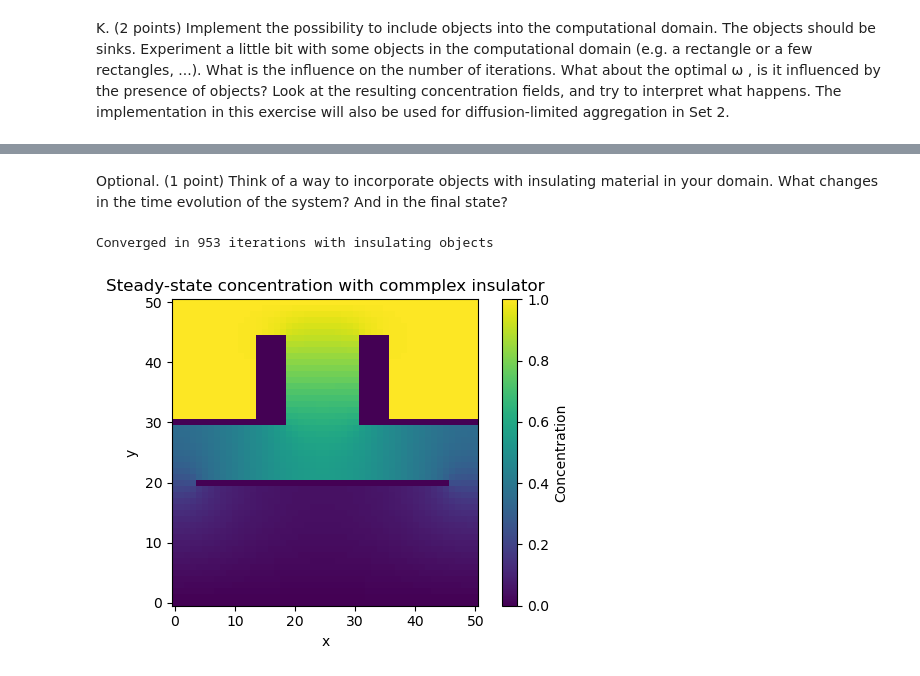
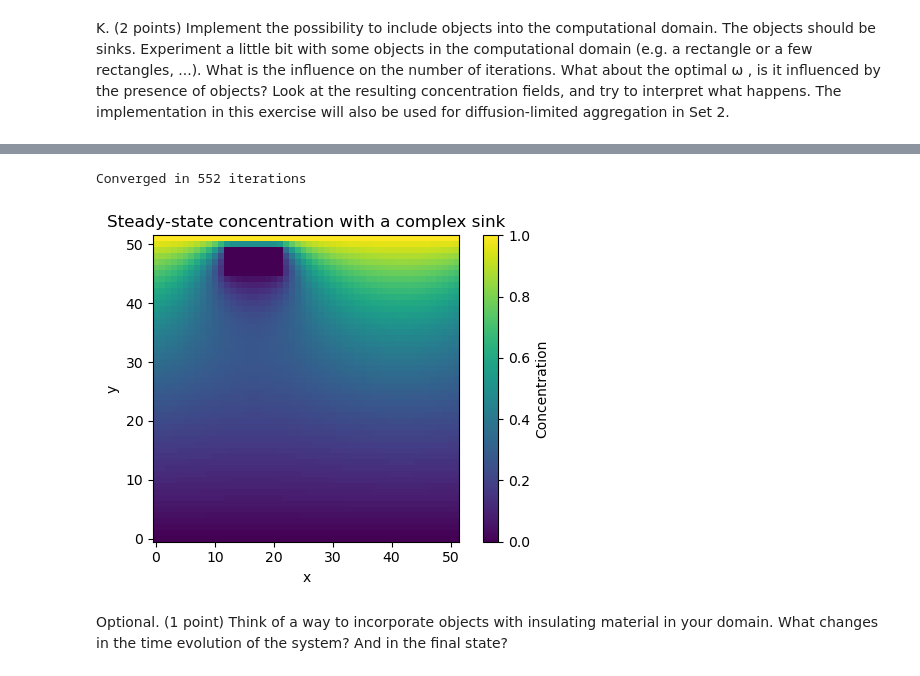
Before and after one commit to jonas4climate/modelling-natural-processes, a Jupyter notebook: Set1_incomplete.ipynb, the cells around one changed output, grey strips where cells are left out. Drawn from its saved outputs; the diff is of its cells as text; code cells hidden in the pictures.

```diff
--- a/Set1_incomplete.ipynb
+++ b/Set1_incomplete.ipynb
@@ -775,2 +826,13 @@ Converged in 552 iterations
+# %%
+c = np.zeros((Nx+2, Nx+2))
+c[:, -1] = 1
+
+objects = get_predefined_objects(Nx, 'insulator', 'rectangle')
+
+c = solve_laplace_with_objects(c, Nx, omega, objects, epsilon, max_iterations, object_type='sink')
+plot_laplace_grid(c, 'Steady-state concentration with a complex sink', 'sink_complex_object')
+# %% [output]
+Converged in 552 iterations
+[figure, added]
 # %% [markdown]
 Optional. (1 point) Think of a way to incorporate objects with insulating material in your domain. What changes in the time evolution of the system? And in the ﬁnal state?
@@ -837,65 +838,0 @@ Optional. (1 point) Think of a way to incorporate objects with insulating materi
-# %%
-def update_with_insulation(c, Nx, objects):
-    c_new = c.copy()
-    for i in range(1, Nx):
-        for j in range(1, Nx):
-            if objects[i, j] == 0:  # Not part of an object
-                contributions = []
-                # Check each neighbor and add it to the contributions if it's not an insulating material
-                if objects[i+1, j] != 2:
-                    contributions.append(c[i+1, j])
-                if objects[i-1, j] != 2:
-                    contributions.append(c_new[i-1, j])
-                if objects[i, j+1] != 2:
-                    contributions.append(c[i, j+1])
-                if objects[i, j-1] != 2:
-                    contributions.append(c_new[i, j-1])
-
-                # Calculate new concentration based on available contributions
-                if contributions:
-                    c_new[i, j] = (1 - omega) * c[i, j] + omega * sum(contributions) / len(contributions)
-                else:
-                    c_new[i, j] = c[i, j]  # No update if completely surrounded by insulators
-            # No else case needed; insulating objects do not change concentration
-
-    # Apply boundary conditions
-    c_new[0, :] = c_new[-2, :]
-    c_new[-1, :] = c_new[1, :]
-
-    return c_new
-
-# Adjusting the previous implementation to incorporate insulating objects
-# For simplicity, we'll use the same object matrix but now treat it as insulating
-objects = np.zeros((Nx+2, Nx+2), dtype=int)
-objects[15:20, 3*Nx//5:int(4.5*Nx//5)] = 2
-objects[-20:-15, 3*Nx//5:int(4.5*Nx//5)] = 2
-objects[:20, 3*Nx//5] = 2
-objects[-20:, 3*Nx//5] = 2
-objects[5:-5, 2*Nx//5] = 2
-
-# Iteration with insulating objects
-c = np.zeros((Nx+1, Nx+1))
-c[:, -1] = 1
-
-for iteration in range(max_iterations):
-    c_new = update_with_insulation(c, Nx, objects)
-    delta = np.max(np.abs(c_new - c))
-    if delta < epsilon:
-        print(f"Converged in {iteration+1} iterations with insulating objects")
-        break
-    c = c_new
-else:
-    print("Maximum iterations reached without convergence with insulating objects")
-
-# Plotting
-plt.figure(figsize=(5, 4), layout='tight')
-plt.imshow(np.rot90(c, 3), interpolation='nearest', origin='lower')
-plt.colorbar(label='Concentration')
-plt.title('Steady-state concentration with commplex insulator')
-plt.xlabel('x')
-plt.ylabel('y')
-plt.savefig("media/insulator_complex_shape.png", dpi=300, bbox_inches='tight')
-plt.show()
-# %% [output]
-Converged in 953 iterations with insulating objects
-[figure, removed]
```
Also changed, not shown: parts of 7 cells of this notebook, 7 other files.
